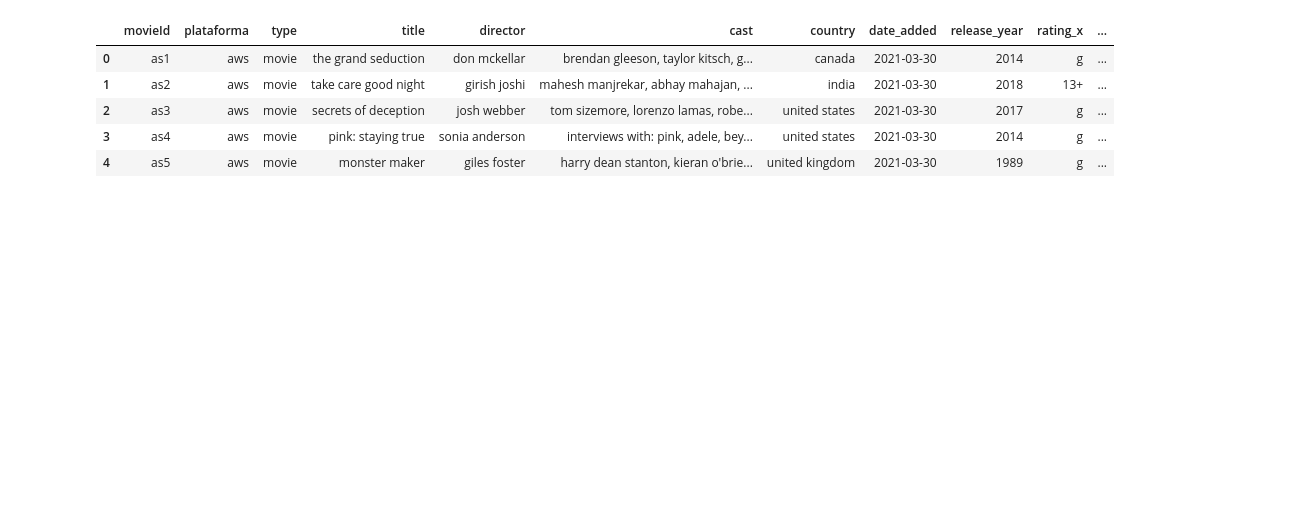
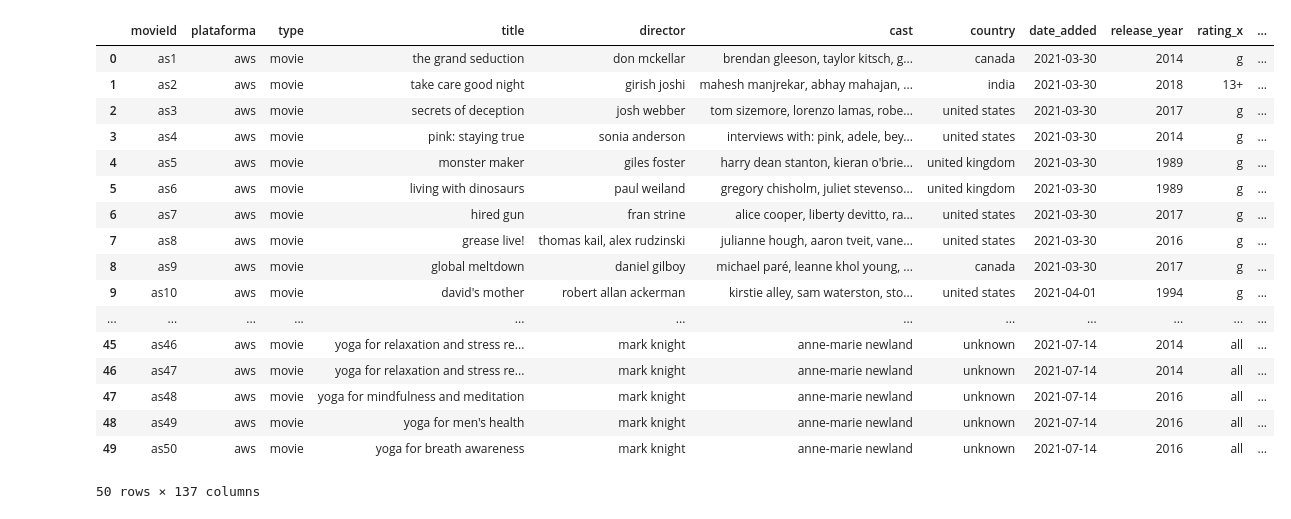
Before and after one commit to Lucaramallo/PI-1---REINTENTO, a Jupyter notebook: Jupyter funciones/Jupyter_functions.ipynb, the cells around one changed output. Drawn from its saved outputs; the diff is of its cells as text; code cells hidden in the pictures; blank space fills up the shorter version.

```diff
--- a/Jupyter funciones/Jupyter_functions.ipynb
+++ b/Jupyter funciones/Jupyter_functions.ipynb
@@ -2,13 +2,26 @@
 import pandas as pd
 
 # Cargar el archivo pickle en un DataFrame
-merged_df = pd.read_pickle('../Datasets/Datasets_cleaned_ETL/Combinado_merged_movies_ratings/df_merged.pkl')
+df_merged = pd.read_pickle('../Datasets/Datasets_cleaned_ETL/Combinado_merged_movies_ratings/df_merged.pkl')
-# %%
-merged_df.head(5)
-# %% [output]
-|  | movieId | plataforma | type | title | director | cast | country | date_added | release_year | rating_x | ... |
-| 0 | as1 | aws | movie | the grand seduction | don mckellar | brendan gleeson, taylor kitsch, g... | canada | 2021-03-30 | 2014 | g | ... |
-| 1 | as2 | aws | movie | take care good night | girish joshi | mahesh manjrekar, abhay mahajan, ... | india | 2021-03-30 | 2018 | 13+ | ... |
-| 2 | as3 | aws | movie | secrets of deception | josh webber | tom sizemore, lorenzo lamas, robe... | united states | 2021-03-30 | 2017 | g | ... |
-| 3 | as4 | aws | movie | pink: staying true | sonia anderson | interviews with: pink, adele, bey... | united states | 2021-03-30 | 2014 | g | ... |
-| 4 | as5 | aws | movie | monster maker | giles foster | harry dean stanton, kieran o'brie... | united kingdom | 2021-03-30 | 1989 | g | ... |
+# %%
+
+df_merged.head(50)
+# %% [output]
+|  | movieId | plataforma | type | title | director | cast | country | date_added | release_year | rating_x | ... |
+| 0 | as1 | aws | movie | the grand seduction | don mckellar | brendan gleeson, taylor kitsch, g... | canada | 2021-03-30 | 2014 | g | ... |
+| 1 | as2 | aws | movie | take care good night | girish joshi | mahesh manjrekar, abhay mahajan, ... | india | 2021-03-30 | 2018 | 13+ | ... |
+| 2 | as3 | aws | movie | secrets of deception | josh webber | tom sizemore, lorenzo lamas, robe... | united states | 2021-03-30 | 2017 | g | ... |
+| 3 | as4 | aws | movie | pink: staying true | sonia anderson | interviews with: pink, adele, bey... | united states | 2021-03-30 | 2014 | g | ... |
+| 4 | as5 | aws | movie | monster maker | giles foster | harry dean stanton, kieran o'brie... | united kingdom | 2021-03-30 | 1989 | g | ... |
+| 5 | as6 | aws | movie | living with dinosaurs | paul weiland | gregory chisholm, juliet stevenso... | united kingdom | 2021-03-30 | 1989 | g | ... |
+| 6 | as7 | aws | movie | hired gun | fran strine | alice cooper, liberty devitto, ra... | united states | 2021-03-30 | 2017 | g | ... |
+| 7 | as8 | aws | movie | grease live! | thomas kail, alex rudzinski | julianne hough, aaron tveit, vane... | united states | 2021-03-30 | 2016 | g | ... |
+| 8 | as9 | aws | movie | global meltdown | daniel gilboy | michael paré, leanne khol young, ... | canada | 2021-03-30 | 2017 | g | ... |
+| 9 | as10 | aws | movie | david's mother | robert allan ackerman | kirstie alley, sam waterston, sto... | united states | 2021-04-01 | 1994 | g | ... |
+| ... | ... | ... | ... | ... | ... | ... | ... | ... | ... | ... | ... |
+| 45 | as46 | aws | movie | yoga for relaxation and stress re... | mark knight | anne-marie newland | unknown | 2021-07-14 | 2014 | all | ... |
+| 46 | as47 | aws | movie | yoga for relaxation and stress re... | mark knight | anne-marie newland | unknown | 2021-07-14 | 2014 | all | ... |
+| 47 | as48 | aws | movie | yoga for mindfulness and meditation | mark knight | anne-marie newland | unknown | 2021-07-14 | 2016 | all | ... |
+| 48 | as49 | aws | movie | yoga for men's health | mark knight | anne-marie newland | unknown | 2021-07-14 | 2016 | all | ... |
+| 49 | as50 | aws | movie | yoga for breath awareness | mark knight | anne-marie newland | unknown | 2021-07-14 | 2016 | all | ... |
+50 rows × 137 columns
```
Also changed, not shown: parts of 2 cells of this notebook, 5 other files.
